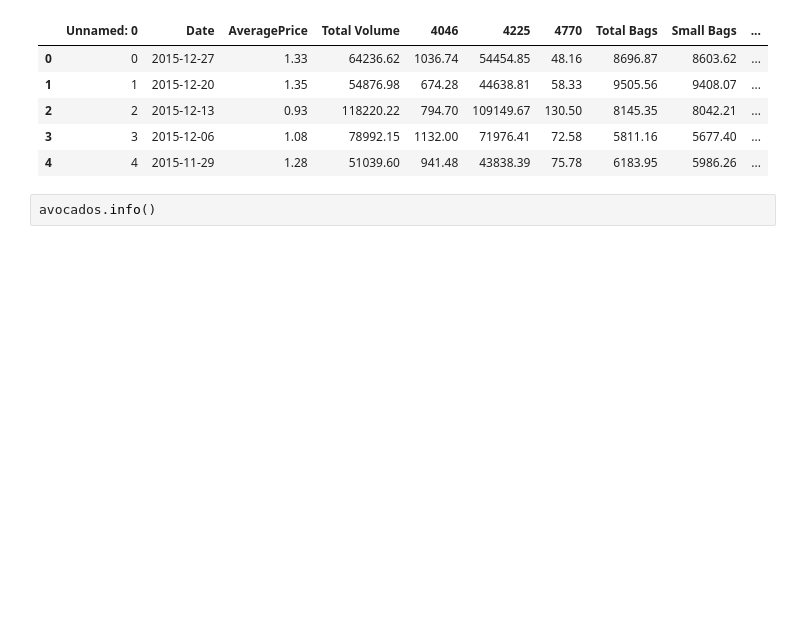
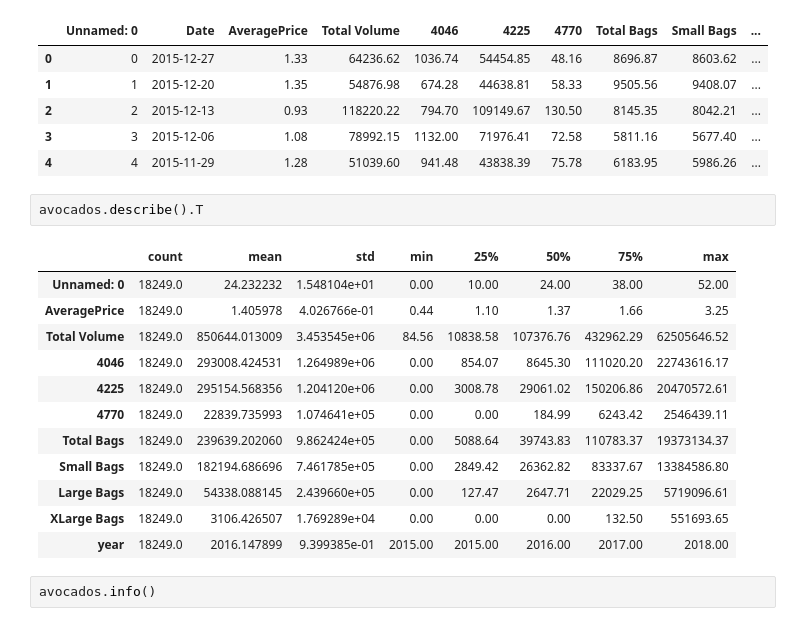
Before and after one commit to omkar123katare/Comapring_all_the_regression_models, a Jupyter notebook: Untitled5.ipynb, the cells around one changed output. Drawn from its saved outputs; the diff is of its cells as text; blank space fills up the shorter version.

```diff
--- a/Untitled5.ipynb
+++ b/Untitled5.ipynb
@@ -31,6 +31,21 @@ avocados.head()
 | 2 | 2 | 2015-12-13 | 0.93 | 118220.22 | 794.70 | 109149.67 | 130.50 | 8145.35 | 8042.21 | ... |
 | 3 | 3 | 2015-12-06 | 1.08 | 78992.15 | 1132.00 | 71976.41 | 72.58 | 5811.16 | 5677.40 | ... |
 | 4 | 4 | 2015-11-29 | 1.28 | 51039.60 | 941.48 | 43838.39 | 75.78 | 6183.95 | 5986.26 | ... |
+# %%
+avocados.describe().T
+# %% [output]
+|  | count | mean | std | min | 25% | 50% | 75% | max |
+| Unnamed: 0 | 18249.0 | 24.232232 | 1.548104e+01 | 0.00 | 10.00 | 24.00 | 38.00 | 52.00 |
+| AveragePrice | 18249.0 | 1.405978 | 4.026766e-01 | 0.44 | 1.10 | 1.37 | 1.66 | 3.25 |
+| Total Volume | 18249.0 | 850644.013009 | 3.453545e+06 | 84.56 | 10838.58 | 107376.76 | 432962.29 | 62505646.52 |
+| 4046 | 18249.0 | 293008.424531 | 1.264989e+06 | 0.00 | 854.07 | 8645.30 | 111020.20 | 22743616.17 |
+| 4225 | 18249.0 | 295154.568356 | 1.204120e+06 | 0.00 | 3008.78 | 29061.02 | 150206.86 | 20470572.61 |
+| 4770 | 18249.0 | 22839.735993 | 1.074641e+05 | 0.00 | 0.00 | 184.99 | 6243.42 | 2546439.11 |
+| Total Bags | 18249.0 | 239639.202060 | 9.862424e+05 | 0.00 | 5088.64 | 39743.83 | 110783.37 | 19373134.37 |
+| Small Bags | 18249.0 | 182194.686696 | 7.461785e+05 | 0.00 | 2849.42 | 26362.82 | 83337.67 | 13384586.80 |
+| Large Bags | 18249.0 | 54338.088145 | 2.439660e+05 | 0.00 | 127.47 | 2647.71 | 22029.25 | 5719096.61 |
+| XLarge Bags | 18249.0 | 3106.426507 | 1.769289e+04 | 0.00 | 0.00 | 0.00 | 132.50 | 551693.65 |
+| year | 18249.0 | 2016.147899 | 9.399385e-01 | 2015.00 | 2015.00 | 2016.00 | 2017.00 | 2018.00 |
 # %%
 avocados.info()
 # %% [output]
```
Also changed, not shown: parts of 10 cells of this notebook.
